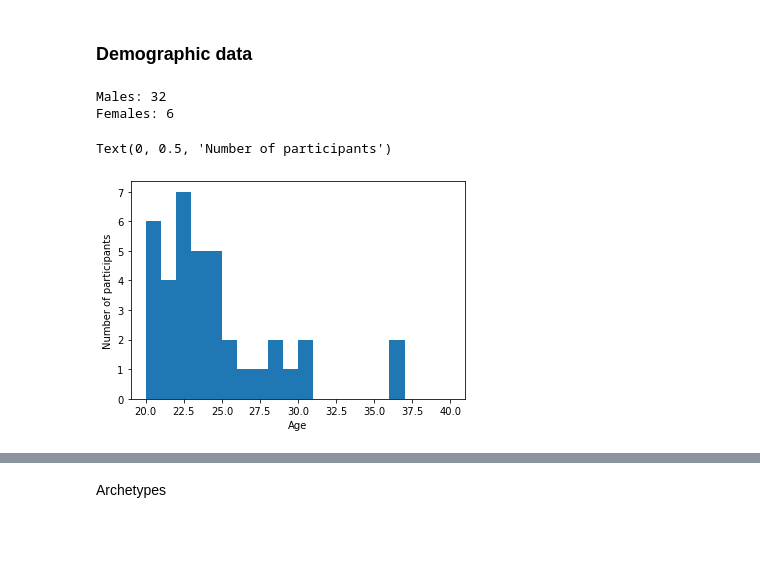
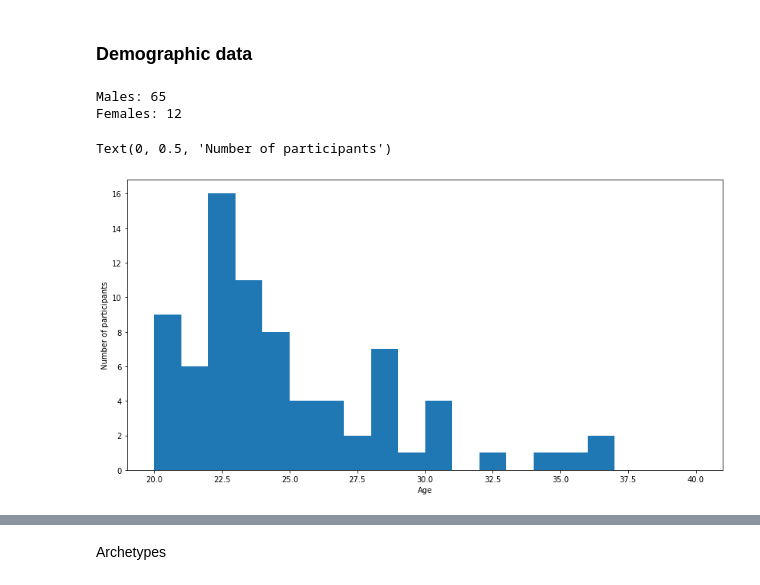
Before and after one commit to latedude2/P5-data-analysis, a Jupyter notebook: P5_result_analysis.ipynb, the cells around one changed output, grey strips where cells are left out. Cells and saved outputs as stored; diff of their text form; code cells hidden in the pictures; blank space fills up the shorter version.

```diff
--- a/P5_result_analysis.ipynb
+++ b/P5_result_analysis.ipynb
@@ -232,17 +232,18 @@ data.corr()
 ### Demographic data
 # %%
 #Gender
-dataMaleA = data.loc[(data["condition"] == "Arrow") & (data["gender"] == "Male"), "completed game"]
-dataFemaleA = data.loc[(data["condition"] == "Arrow") & (data["gender"] == "Female"), "completed game"]
-print("Males: " + str(dataMaleA.count()))  # condition of males
-print("Females: " + str(dataFemaleA.count()))# count of females
+dataMale = data.loc[(data["gender"] == "Male"), "completed game"]
+dataFemale = data.loc[(data["gender"] == "Female"), "completed game"]
+print("Males: " + str(dataMale.count()))  # condition of males
+print("Females: " + str(dataFemale.count()))# count of females
 
 #age
-plt.hist(dataA["age"], bins = 20, range = (20,40))
+plt.figure(figsize=(14,7))
+plt.hist(data["age"], bins = 20, range = (20,40))
 plt.xlabel("Age")
 plt.ylabel("Number of participants")
 # %% [output]
-Males: 32
-Females: 6
+Males: 65
+Females: 12
 Text(0, 0.5, 'Number of participants')
-[figure, old version]
+[figure, new version]
```
Also changed, not shown: parts of 26 cells of this notebook, 3 other files.
